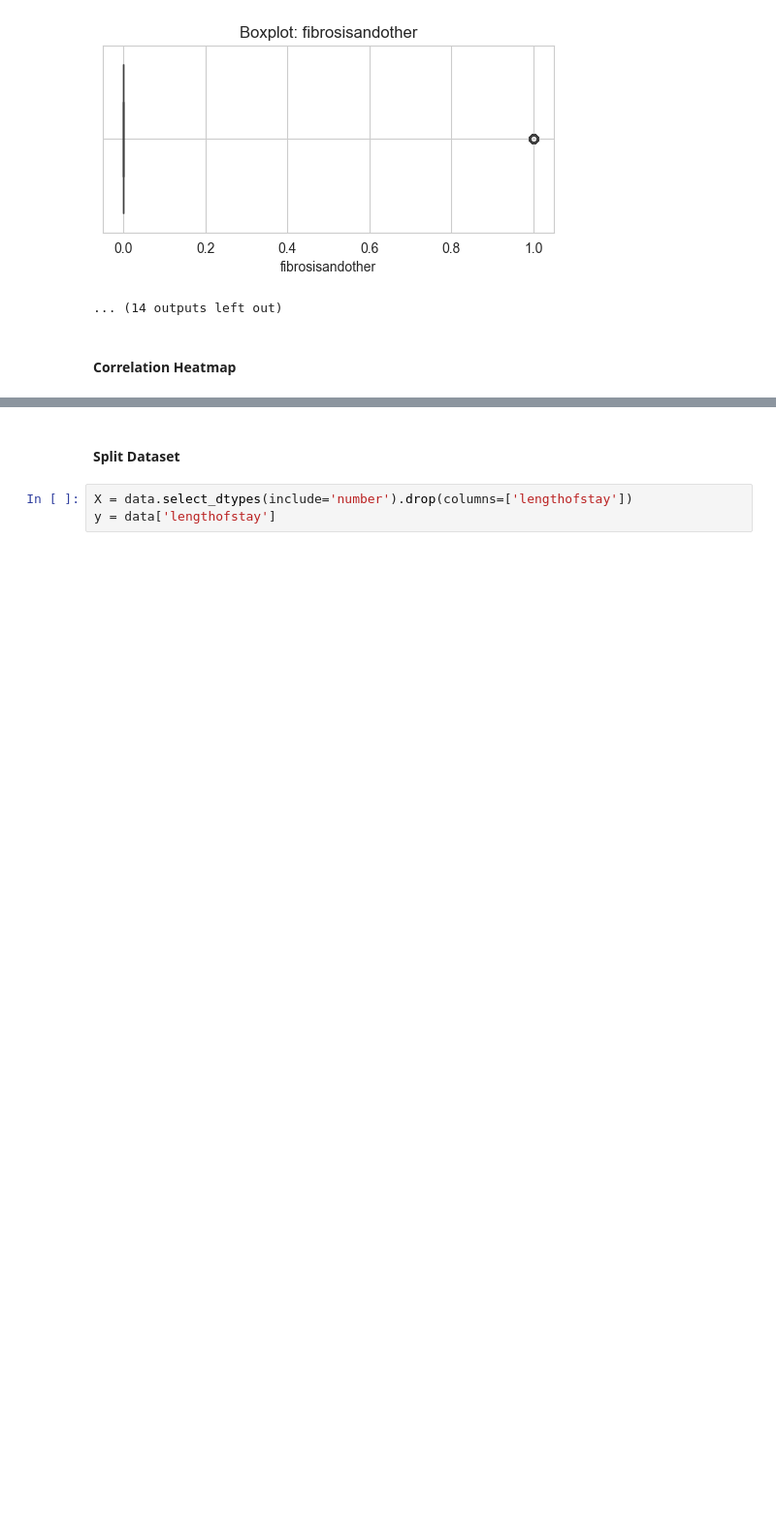
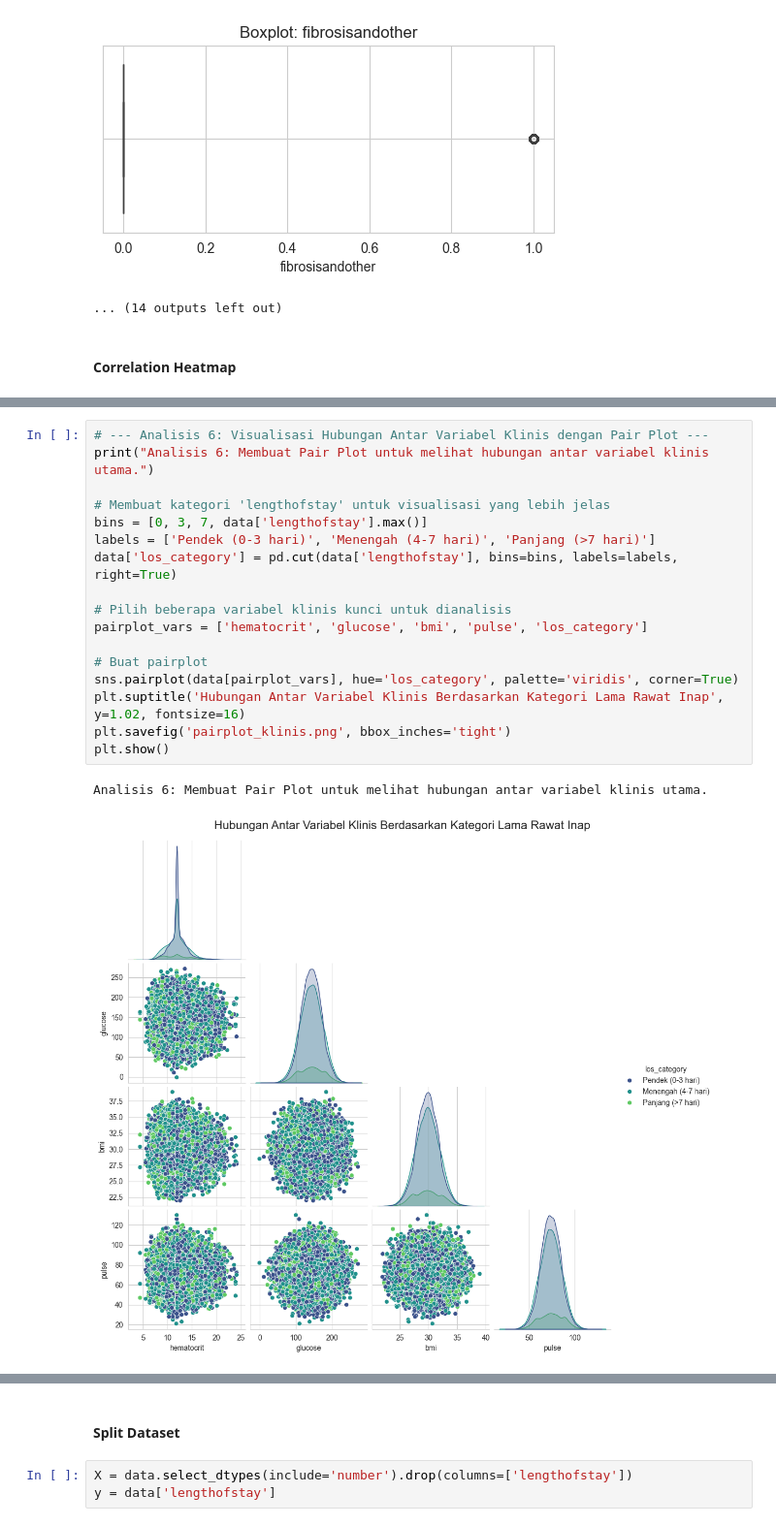
Before and after one commit to NasyaPutriRaudhah/Datathon, a Jupyter notebook: Datathon.ipynb, the cells around one changed output, grey strips where cells are left out. Shown at 97% size. Saved outputs shown, nothing was run; the diff lists cells and outputs as text; blank space fills up the shorter version.

```diff
--- a/Datathon.ipynb
+++ b/Datathon.ipynb
@@ -163,0 +210,20 @@ plt.show()
+# %%
+# --- Analisis 6: Visualisasi Hubungan Antar Variabel Klinis dengan Pair Plot ---
+print("Analisis 6: Membuat Pair Plot untuk melihat hubungan antar variabel klinis utama.")
+
+# Membuat kategori 'lengthofstay' untuk visualisasi yang lebih jelas
+bins = [0, 3, 7, data['lengthofstay'].max()]
+labels = ['Pendek (0-3 hari)', 'Menengah (4-7 hari)', 'Panjang (>7 hari)']
+data['los_category'] = pd.cut(data['lengthofstay'], bins=bins, labels=labels, right=True)
+
+# Pilih beberapa variabel klinis kunci untuk dianalisis
+pairplot_vars = ['hematocrit', 'glucose', 'bmi', 'pulse', 'los_category']
+
+# Buat pairplot
+sns.pairplot(data[pairplot_vars], hue='los_category', palette='viridis', corner=True)
+plt.suptitle('Hubungan Antar Variabel Klinis Berdasarkan Kategori Lama Rawat Inap', y=1.02, fontsize=16)
+plt.savefig('pairplot_klinis.png', bbox_inches='tight')
+plt.show()
+# %% [output]
+Analisis 6: Membuat Pair Plot untuk melihat hubungan antar variabel klinis utama.
+[figure, added]
```
Also changed, not shown: parts of 12 cells of this notebook.
